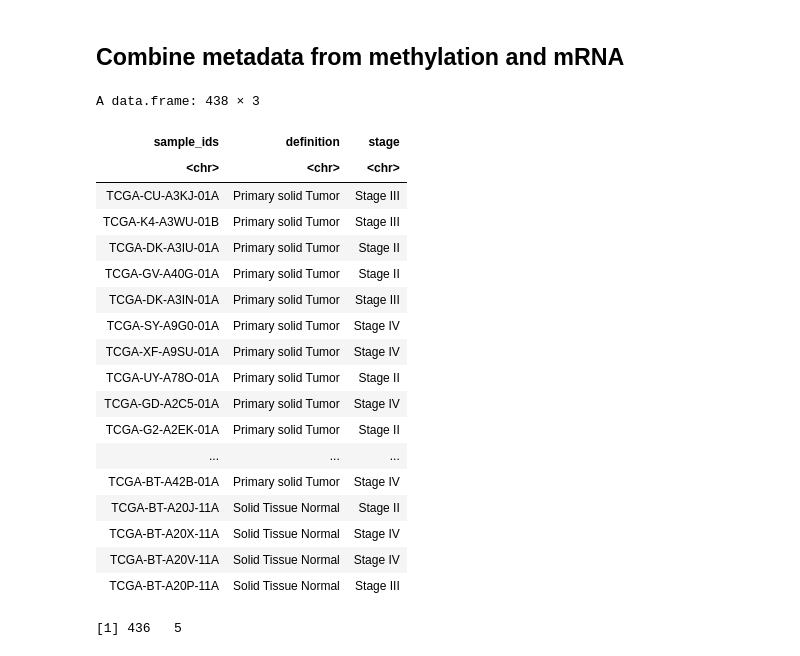
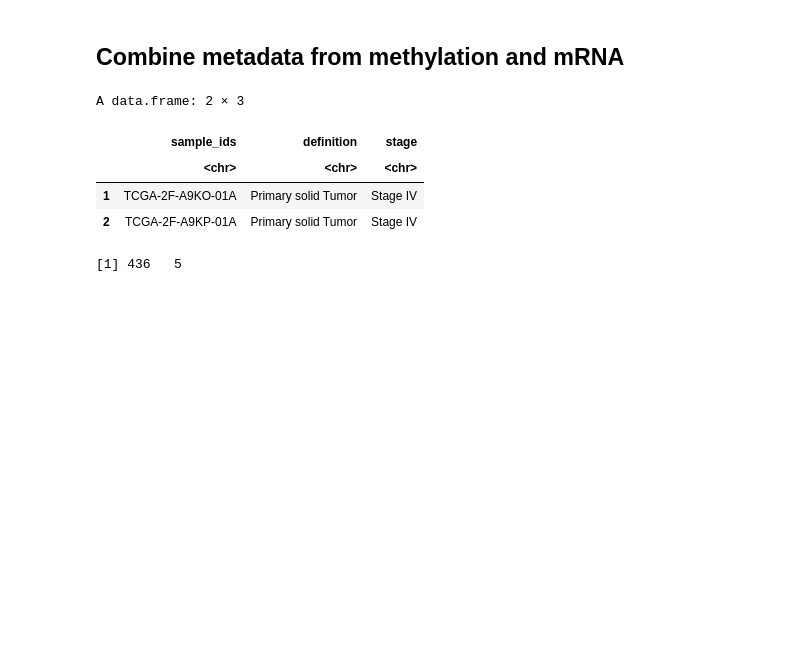
Before and after one commit to TheodosisL/Bioinformatics, a Jupyter notebook: tcga.ipynb, the cells around one changed output. Cells and saved outputs as stored; diff of their text form; code cells hidden in the pictures; blank space fills up the shorter version.

```diff
--- a/tcga.ipynb
+++ b/tcga.ipynb
@@ -158,20 +154,20 @@ A matrix: 6 × 431 of type dbl
 # %% [markdown]
 ## Remove patient duplicate with the most zeros in the column, for every patient with duplicates
 # %%
-# duplicates_index_to_remove <- function(patient,input_matrix) {
-#   # for every element in patient search colnames that start with this sample id, whih are from duplicated samples
-#   duplicated_columns <- colnames(input_matrix)[grep(patient, colnames(input_matrix))]
+duplicates_index_to_remove <- function(patient,input_matrix) {
+  # for every element in patient search colnames that start with this sample id, whih are from duplicated samples
+  duplicated_columns <- colnames(input_matrix)[grep(patient, colnames(input_matrix))]
 
-#   # Count zeros in the specified columns
-#   zero_counts <- colSums(input_matrix[, duplicated_columns] == 0)
-#   print(zero_counts)
+  # Count zeros in the specified columns
+  zero_counts <- colSums(input_matrix[, duplicated_columns] == 0)
+  print(zero_counts)
 
-#   # find which column for every duplicated sample has more zeros
-#   index_of_larger_number <- which.max(zero_counts)
+  # find which column for every duplicated sample has more zeros
+  index_of_larger_number <- which.max(zero_counts)
 
-#   # Find the index from the matrix, of the column with more zeros to remove
-#   column_index_to_remove <- which(colnames(input_matrix) %in% duplicated_columns[index_of_larger_number])
+  # Find the index from the matrix, of the column with more zeros to remove
+  column_index_to_remove <- which(colnames(input_matrix) %in% duplicated_columns[index_of_larger_number])
 
-#   return (column_index_to_remove)
-# }
+  return (column_index_to_remove)
+}
 # %%
@@ -2361,31 +2349,17 @@ A data.frame: 6 × 3
 # %%
 # remove barcode column from mrna_info_df, in order to have the same columns with info_df
 mrna_info_df <- mrna_info_df[c("sample_ids","definition","stage")]
 # Combine dataframes and remove duplicates based on sample_ids
 combined_df <- bind_rows(mrna_info_df, info_df) %>% distinct(sample_ids, .keep_all = TRUE)
 # .keep_all = TRUE ensures that all columns are kept in the resulting dataframe
 
-combined_df
+head(combined_df, 2)
 # %% [output]
-A data.frame: 438 × 3
+A data.frame: 2 × 3
-| sample_ids | definition | stage |
-| <chr> | <chr> | <chr> |
-| TCGA-CU-A3KJ-01A | Primary solid Tumor | Stage III |
-| TCGA-K4-A3WU-01B | Primary solid Tumor | Stage III |
-| TCGA-DK-A3IU-01A | Primary solid Tumor | Stage II |
-| TCGA-GV-A40G-01A | Primary solid Tumor | Stage II |
-| TCGA-DK-A3IN-01A | Primary solid Tumor | Stage III |
-| TCGA-SY-A9G0-01A | Primary solid Tumor | Stage IV |
-| TCGA-XF-A9SU-01A | Primary solid Tumor | Stage IV |
-| TCGA-UY-A78O-01A | Primary solid Tumor | Stage II |
-| TCGA-GD-A2C5-01A | Primary solid Tumor | Stage IV |
-| TCGA-G2-A2EK-01A | Primary solid Tumor | Stage II |
-| ... | ... | ... |
-| TCGA-BT-A42B-01A | Primary solid Tumor | Stage IV |
-| TCGA-BT-A20J-11A | Solid Tissue Normal | Stage II |
-| TCGA-BT-A20X-11A | Solid Tissue Normal | Stage IV |
-| TCGA-BT-A20V-11A | Solid Tissue Normal | Stage IV |
-| TCGA-BT-A20P-11A | Solid Tissue Normal | Stage III |
+|  | sample_ids | definition | stage |
+|  | <chr> | <chr> | <chr> |
+| 1 | TCGA-2F-A9KO-01A | Primary solid Tumor | Stage IV |
+| 2 | TCGA-2F-A9KP-01A | Primary solid Tumor | Stage IV |
 # %%
 # missing_elements <- colData(dataPrep)$sample[!(colData(dataPrep)$sample %in% colData(data_met)$sample)]
 # missing_patient <- apply(as.matrix(missing_elements),1, function (x){colData(dataPrep)$patient[which(colData(dataPrep)$sample %in% x)]})
```
Also changed, not shown: parts of 45 cells of this notebook.
